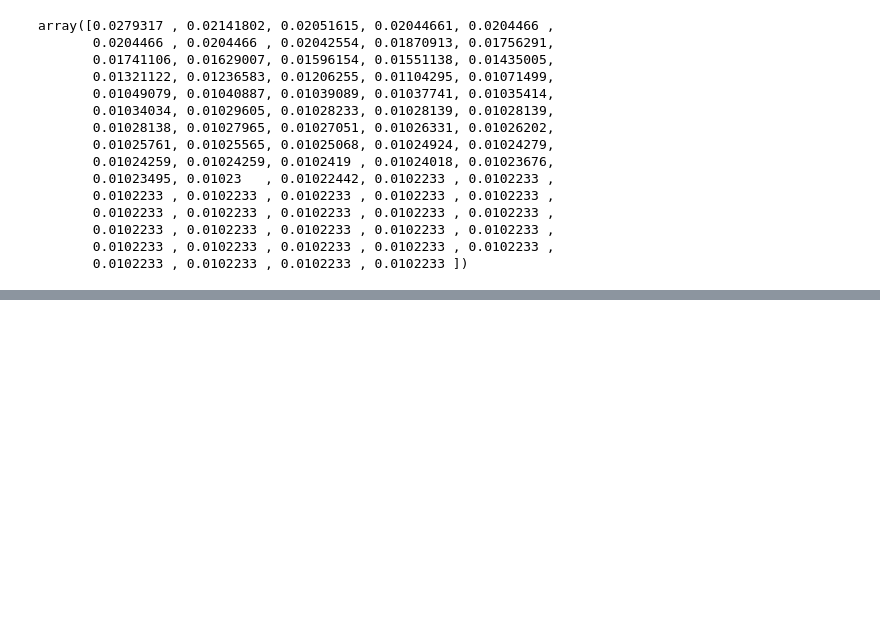
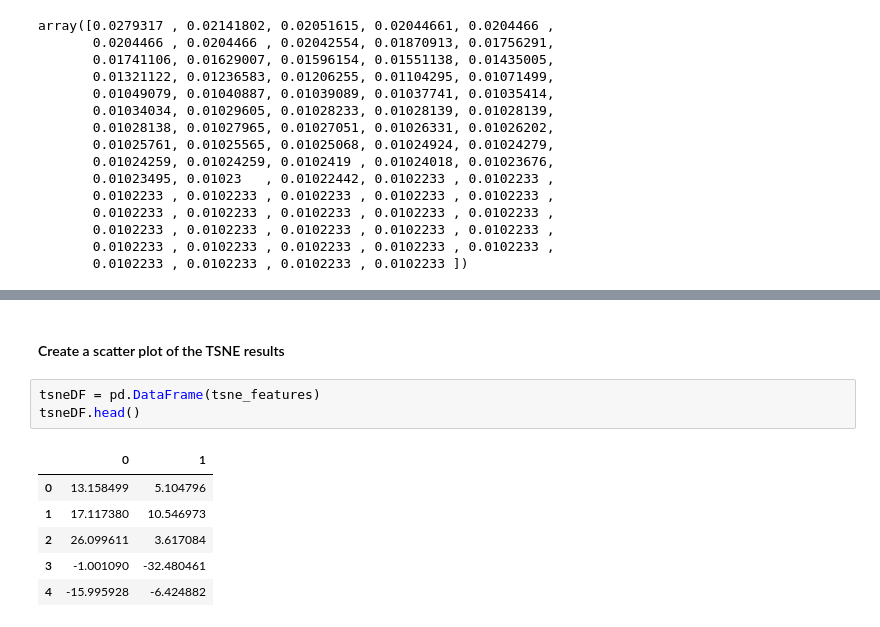
Before and after one commit to MikeBinetsky/introduction_to_unsupervised_machine_learning, a Jupyter notebook: unsupervised_Model.ipynb, the cells around one changed output, grey strips where cells are left out. Saved outputs shown, nothing was run; the diff lists cells and outputs as text; blank space fills up the shorter version.

```diff
--- a/unsupervised_Model.ipynb
+++ b/unsupervised_Model.ipynb
@@ -231,0 +248,12 @@ array([0.0279317 , 0.02141802, 0.02051615, 0.02044661, 0.0204466 ,
+# %% [markdown]
+#### Create a scatter plot of the TSNE results
+# %%
+tsneDF = pd.DataFrame(tsne_features)
+tsneDF.head()
+# %% [output]
+|  | 0 | 1 |
+| 0 | 13.158499 | 5.104796 |
+| 1 | 17.117380 | 10.546973 |
+| 2 | 26.099611 | 3.617084 |
+| 3 | -1.001090 | -32.480461 |
+| 4 | -15.995928 | -6.424882 |
```
Also changed, not shown: parts of 10 cells of this notebook.
